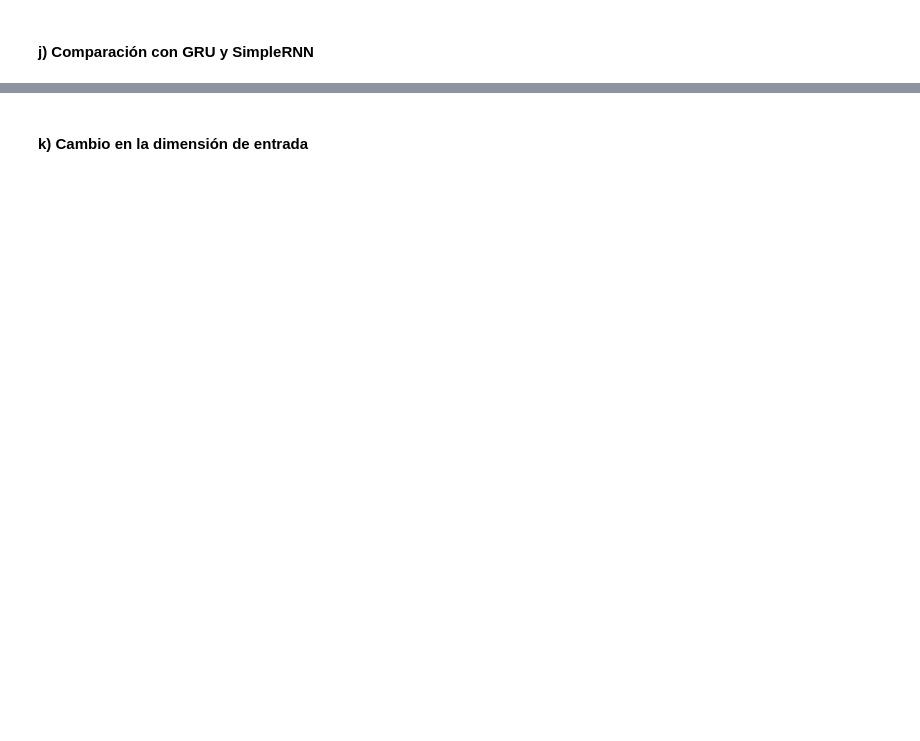
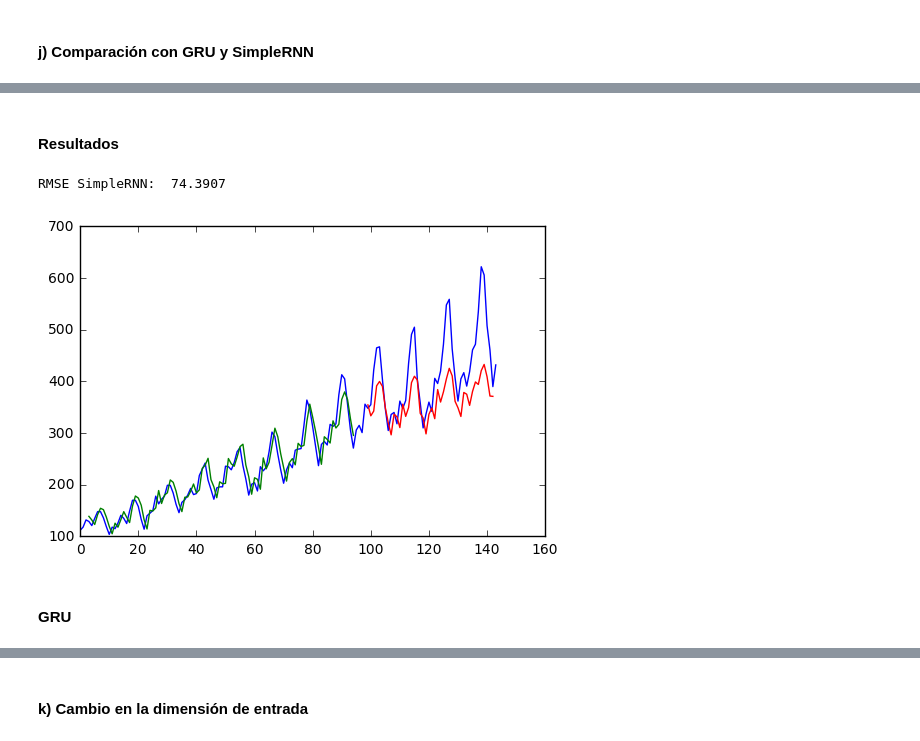
Before and after one commit to ddist/NeuralNetworks_3, a Jupyter notebook: tarea3-parte1.ipynb, the cells around one changed output, grey strips where cells are left out. Cells and saved outputs as stored; diff of their text form; code cells hidden in the pictures; blank space fills up the shorter version.

```diff
--- a/tarea3-parte1.ipynb
+++ b/tarea3-parte1.ipynb
@@ -50,9 +48,3 @@ Con los datos ya divididos y escalados, es necesario construir la matriz de entr
 #### b) Transformar entrada
 
 La siguiente función transforma un vector de entrada (serie de tiempo) considerando un lag como parámentro, para poder ser utilizado como input de las RNN.
-# %%
-def create_dataset(ts, lag=1):
-    dataX = np.array([])
-    for index in range(lag, len(ts)):
-        dataX = np.append(dataX, np.array([ts[index-lag:index]]))
-    return dataX.reshape(len(ts)-lag, lag), ts[lag:]
@@ -233,0 +266,14 @@ print(simple_score, gru_score)
+# %% [markdown]
+#### Resultados
+# %%
+model = load_model('RNN-simple.h5')
+simpleTrainPredict = model.predict(trainX)
+simpleTestPredict = model.predict(testX)
+simple_score = rmse(testY.reshape(-1,1), simpleTestPredict.reshape(-1,1))
+print('RMSE SimpleRNN: ', simple_score)
+plot_predict(dataframe.values, simpleTrainPredict, simpleTestPredict, scaler, lag)
+# %% [output]
+RMSE SimpleRNN:  74.3907
+[figure, added]
+# %% [markdown]
+#### GRU
```
Also changed, not shown: parts of 40 cells of this notebook, 1 other file.
